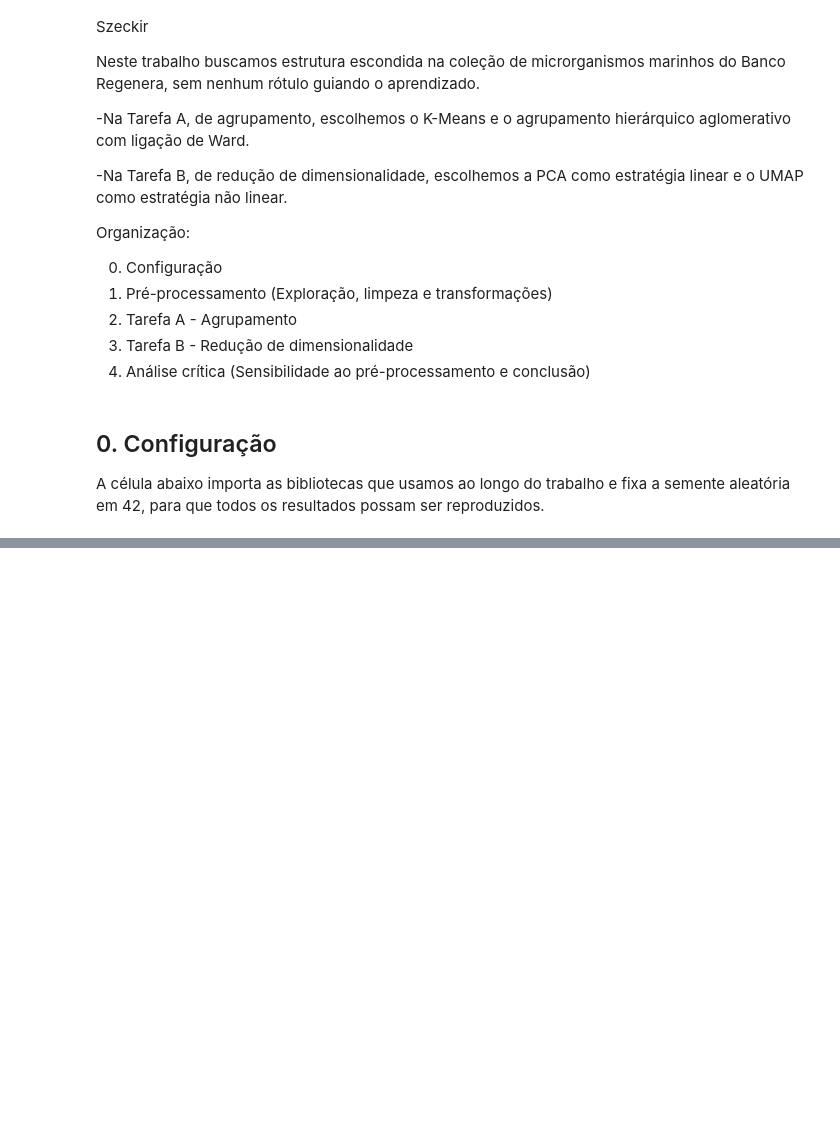
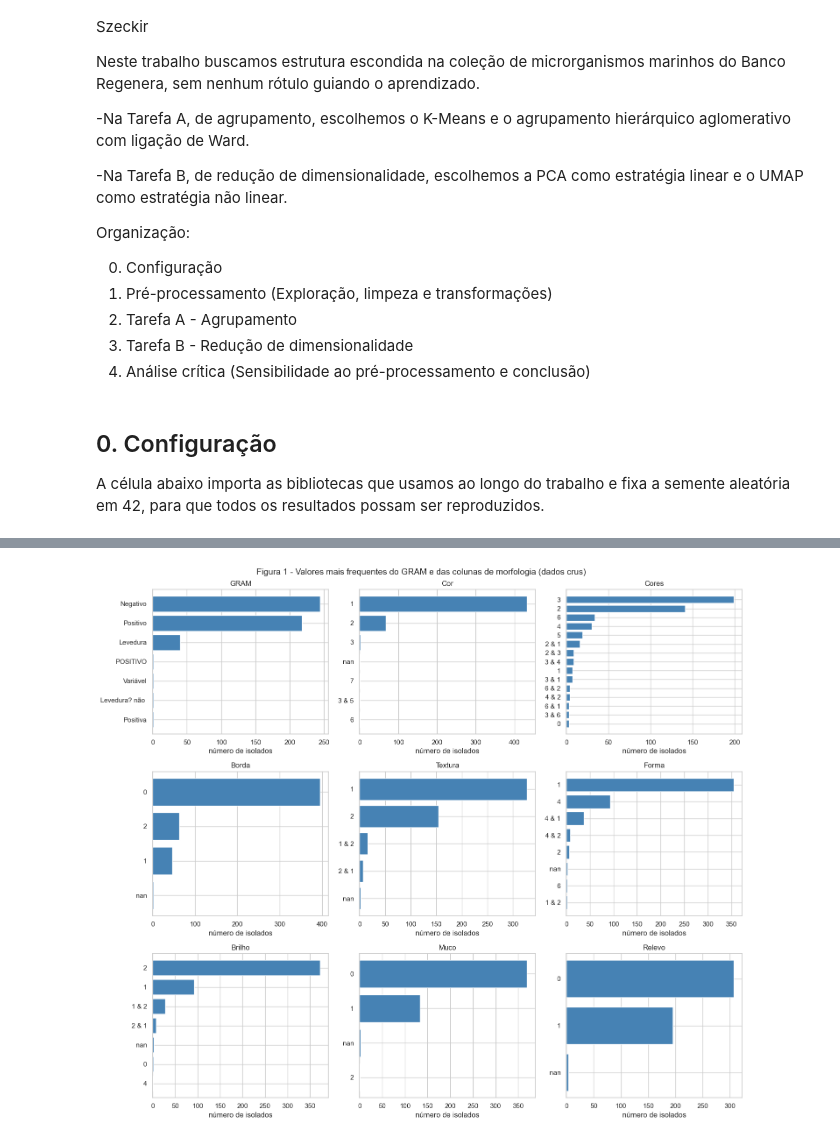
Before and after one commit to dharahadi/t1-aprendizado-maquina, a Jupyter notebook: T1_Regenera.ipynb, the cells around one changed output, grey strips where cells are left out. Cells and saved outputs as stored; diff of their text form; code cells hidden in the pictures; blank space fills up the shorter version.

Commit message:
pre processamento dados

```diff
--- a/T1_Regenera.ipynb
+++ b/T1_Regenera.ipynb
@@ -66,0 +77,4 @@ sns.set_theme(style="whitegrid")
+# %%
+df_raw = pd.read_csv(DATA_PATH, sep="\t", dtype=str)  # tudo como texto para nao perder a sujeira
+print(f"{df_raw.shape[0]} linhas e {df_raw.shape[1]} colunas")
+df_raw.head()
@@ -66,0 +89,16 @@ sns.set_theme(style="whitegrid")
+# %%
+ID = "n°"  # identificador do isolado
+MORPH = ["Cor", "Cores", "Borda", "Textura", "Forma", "Brilho", "Muco", "Relevo"]  # morfologia da colonia
+ACTS = [c for c in df_raw.columns if c.startswith("Atividade")]  # as 23 atividades
+
+
+def A(n):
+    return f"Atividade {n:02d}"  # nome da coluna a partir do numero
+
+
+BIN_ACTS = [A(n) for n in (1, 3, 4, 16)]  # binarias
+ORD_ACTS = [A(n) for n in (13, 17, 18, 19, 20, 21, 22)]  # ordinais de 0 a 3
+CONT_ACTS = [A(n) for n in (2, 5, 6, 7, 8, 9, 10, 11, 12, 14, 15, 23)]  # continuas
+
+assert sorted(BIN_ACTS + ORD_ACTS + CONT_ACTS) == sorted(ACTS)  # as tres listas cobrem todas as atividades sem repeticao
+print(f"{len(ACTS)} atividades: {len(BIN_ACTS)} binárias, {len(ORD_ACTS)} ordinais e {len(CONT_ACTS)} contínuas")
@@ -66,0 +160,8 @@ sns.set_theme(style="whitegrid")
+# %%
+CAT_COLS = ["GRAM"] + MORPH  # gram so como referencia, morfologia para caracterizar grupos
+
+for c in CAT_COLS:
+    vc = df_raw[c].value_counts(dropna=False)
+    print(f"--- {c} ({len(vc)} valores, contando o NaN)")
+    print(", ".join(f"{v!r}: {n}" for v, n in vc.items()))  # repr mostra espacos sobrando nas strings
+    print()
@@ -66,0 +192,13 @@ sns.set_theme(style="whitegrid")
+# %%
+fig, axes = plt.subplots(3, 3, figsize=(15, 13))
+for ax, c in zip(axes.ravel(), CAT_COLS):
+    vc = df_raw[c].value_counts(dropna=False).head(15)  # os 15 valores mais frequentes
+    rotulos = [str(v) for v in vc.index]  # str em cada valor para o nan virar rotulo
+    ax.barh(rotulos[::-1], vc.values[::-1], color="steelblue")  # mais frequente no topo
+    ax.set_title(c)
+    ax.set_xlabel("número de isolados")
+fig.suptitle("Figura 1 - Valores mais frequentes do GRAM e das colunas de morfologia (dados crus)", fontsize=14)
+fig.tight_layout()
+plt.show()
+# %% [output]
+[figure, added]
```
Also changed, not shown: parts of 24 cells of this notebook.
